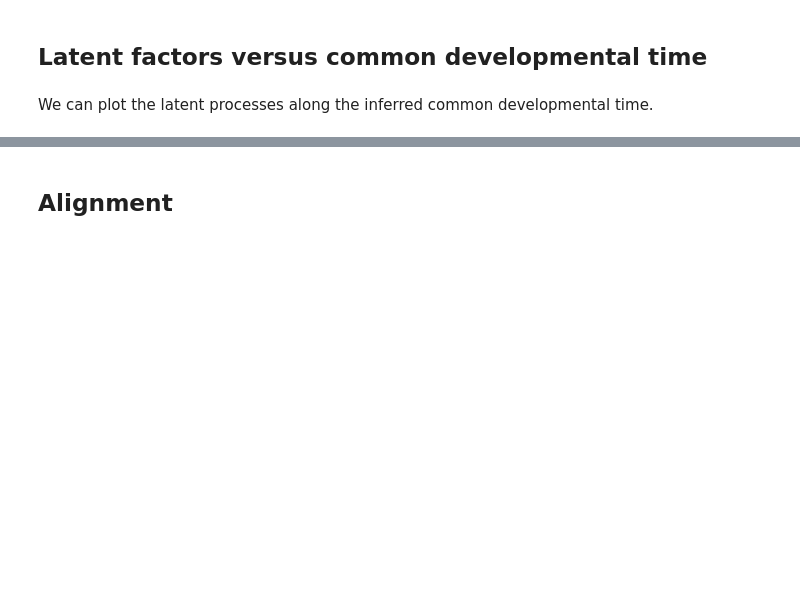
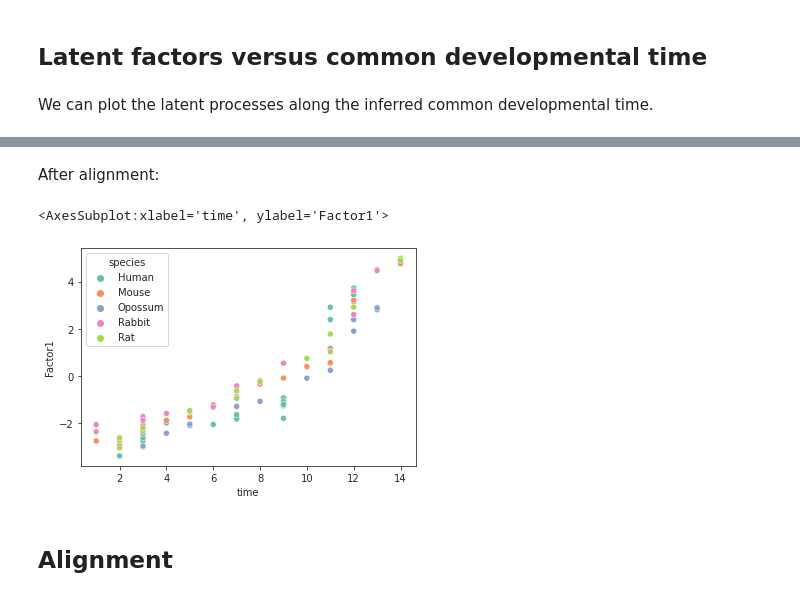
Before and after one commit to scverse/muon-tutorials, a Jupyter notebook: MEFISTO_evodevo.ipynb, the cells around one changed output, grey strips where cells are left out. Saved outputs shown, nothing was run; the diff lists cells and outputs as text; code cells hidden in the pictures; blank space fills up the shorter version.

```diff
--- a/MEFISTO_evodevo.ipynb
+++ b/MEFISTO_evodevo.ipynb
@@ -170,3 +205,11 @@ sns.scatterplot(x = "time", y = "Factor1", hue = "species", data = df)
+# %% [markdown]
+After alignment:
+# %%
+df = pd.DataFrame({'time' : mdata.obs['time_warped'], 'Factor1' : mdata.obsm['X_mofa'][:,0], 'species' : mdata.obs['species']})
+sns.scatterplot(x = "time", y = "Factor1", hue = "species", data = df)
+# %% [output]
+<AxesSubplot:xlabel='time', ylabel='Factor1'>
+[figure, added]
 # %% [markdown]
 ## Alignment
 # %% [markdown]
```
Also changed, not shown: parts of 16 cells of this notebook.
